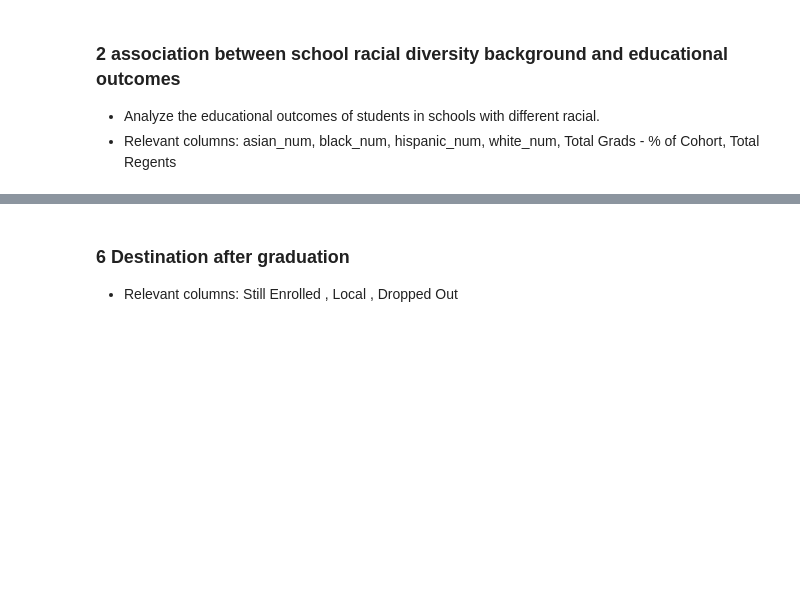
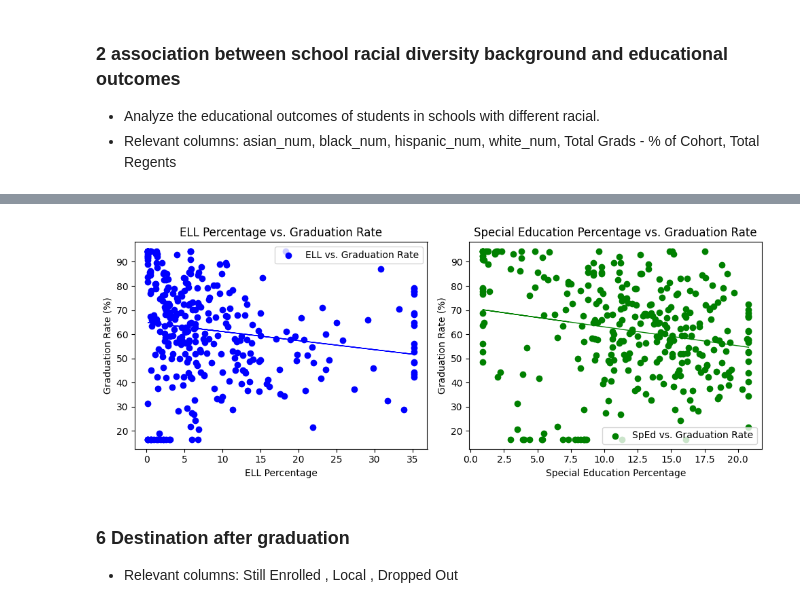
Before and after one commit to Francesgaba/GraduationOutcomes, a Jupyter notebook: graduation_outcomes.ipynb, the cells around one changed output, grey strips where cells are left out. Drawn from its saved outputs; the diff is of its cells as text; code cells hidden in the pictures; blank space fills up the shorter version.

```diff
--- a/graduation_outcomes.ipynb
+++ b/graduation_outcomes.ipynb
@@ -461,3 +452,7 @@ analysis.analyze_and_plot_data()
+# %%
+analysis.plot_graduation_vs_ell_sped()
+# %% [output]
+[figure, added]
 # %% [markdown]
 ### 6 Destination after graduation
 * Relevant columns:  Still Enrolled , Local , Dropped Out
```
Also changed, not shown: parts of 11 cells of this notebook.
